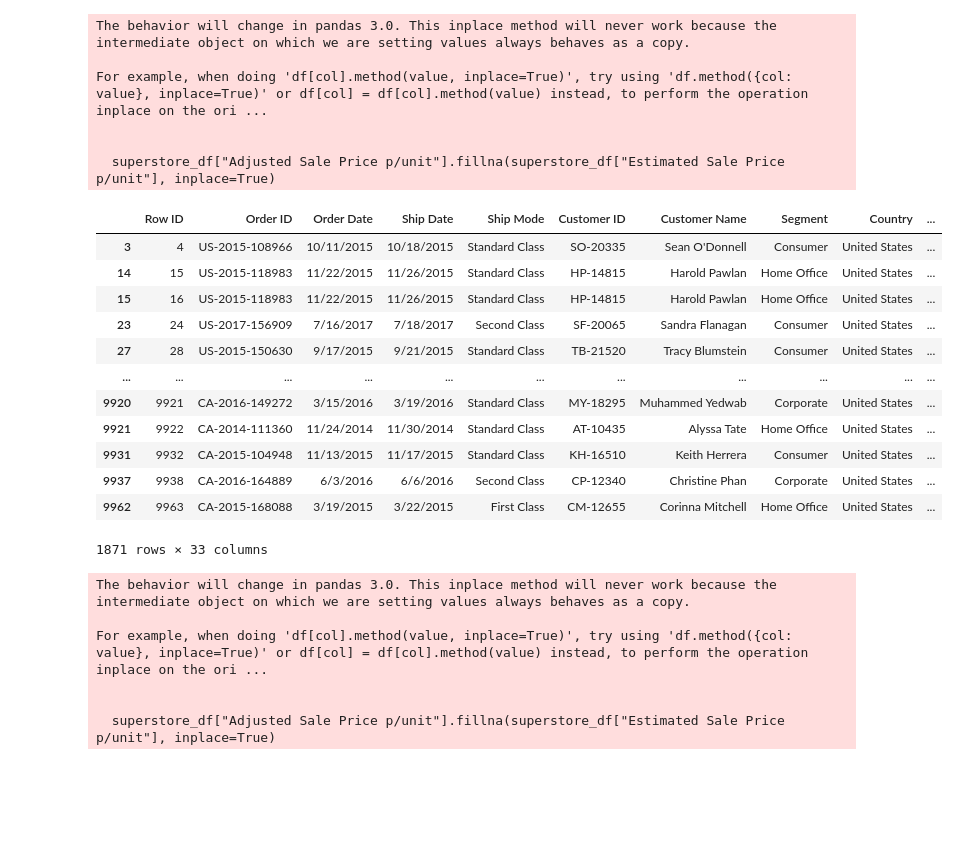
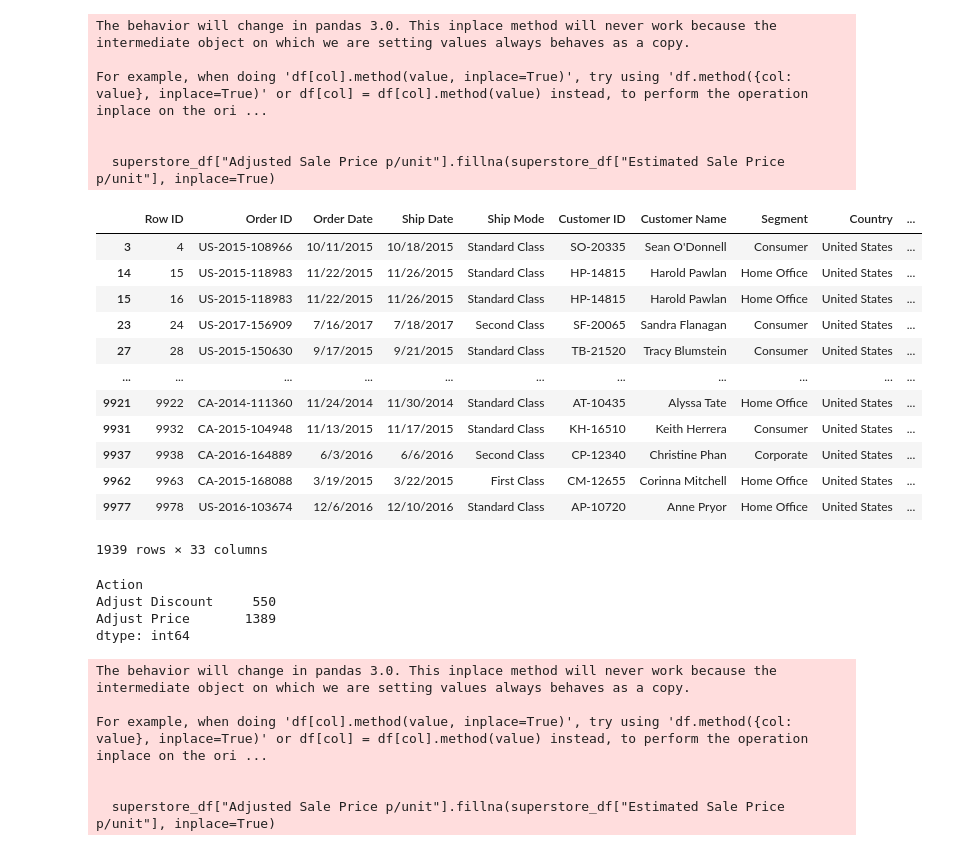
Before and after one commit to pabs-llama/projects, a Jupyter notebook: project_5_ecommerce/updated_superstore.ipynb, the cells around one changed output. Drawn from its saved outputs; the diff is of its cells as text; code cells hidden in the pictures; blank space fills up the shorter version.

Commit message:
adjustment impact on profit by state

```diff
--- a/project_5_ecommerce/updated_superstore.ipynb
+++ b/project_5_ecommerce/updated_superstore.ipynb
@@ -77,22 +77,29 @@ For example, when doing 'df[col].method(value, inplace=True)', try using 'df.met
 
   superstore_df["Adjusted Sale Price p/unit"].fillna(superstore_df["Estimated Sale Price p/unit"], inplace=True)
 # %%
-negative_profit_transactions = superstore_df[superstore_df["Profit"]<0]
+negative_profit_transactions = superstore_df[superstore_df["Profit"]<0.1]
 negative_profit_transactions
 # %% [output]
 |  | Row ID | Order ID | Order Date | Ship Date | Ship Mode | Customer ID | Customer Name | Segment | Country | ... |
 | 3 | 4 | US-2015-108966 | 10/11/2015 | 10/18/2015 | Standard Class | SO-20335 | Sean O'Donnell | Consumer | United States | ... |
 | 14 | 15 | US-2015-118983 | 11/22/2015 | 11/26/2015 | Standard Class | HP-14815 | Harold Pawlan | Home Office | United States | ... |
 | 15 | 16 | US-2015-118983 | 11/22/2015 | 11/26/2015 | Standard Class | HP-14815 | Harold Pawlan | Home Office | United States | ... |
 | 23 | 24 | US-2017-156909 | 7/16/2017 | 7/18/2017 | Second Class | SF-20065 | Sandra Flanagan | Consumer | United States | ... |
 | 27 | 28 | US-2015-150630 | 9/17/2015 | 9/21/2015 | Standard Class | TB-21520 | Tracy Blumstein | Consumer | United States | ... |
 | ... | ... | ... | ... | ... | ... | ... | ... | ... | ... | ... |
-| 9920 | 9921 | CA-2016-149272 | 3/15/2016 | 3/19/2016 | Standard Class | MY-18295 | Muhammed Yedwab | Corporate | United States | ... |
 | 9921 | 9922 | CA-2014-111360 | 11/24/2014 | 11/30/2014 | Standard Class | AT-10435 | Alyssa Tate | Home Office | United States | ... |
 | 9931 | 9932 | CA-2015-104948 | 11/13/2015 | 11/17/2015 | Standard Class | KH-16510 | Keith Herrera | Consumer | United States | ... |
 | 9937 | 9938 | CA-2016-164889 | 6/3/2016 | 6/6/2016 | Second Class | CP-12340 | Christine Phan | Corporate | United States | ... |
 | 9962 | 9963 | CA-2015-168088 | 3/19/2015 | 3/22/2015 | First Class | CM-12655 | Corinna Mitchell | Home Office | United States | ... |
+| 9977 | 9978 | US-2016-103674 | 12/6/2016 | 12/10/2016 | Standard Class | AP-10720 | Anne Pryor | Home Office | United States | ... |
-1871 rows × 33 columns
+1939 rows × 33 columns
+# %%
+negative_profit_transactions.groupby("Action").size()
+# %% [output]
+Action
+Adjust Discount     550
+Adjust Price       1389
+dtype: int64
 # %%
 # Recalculate the "Action" column to correctly account for cases where reducing the discount achieves a 10% total profit margin
 
```
Also changed, not shown: parts of 26 cells of this notebook, 4 other files.
